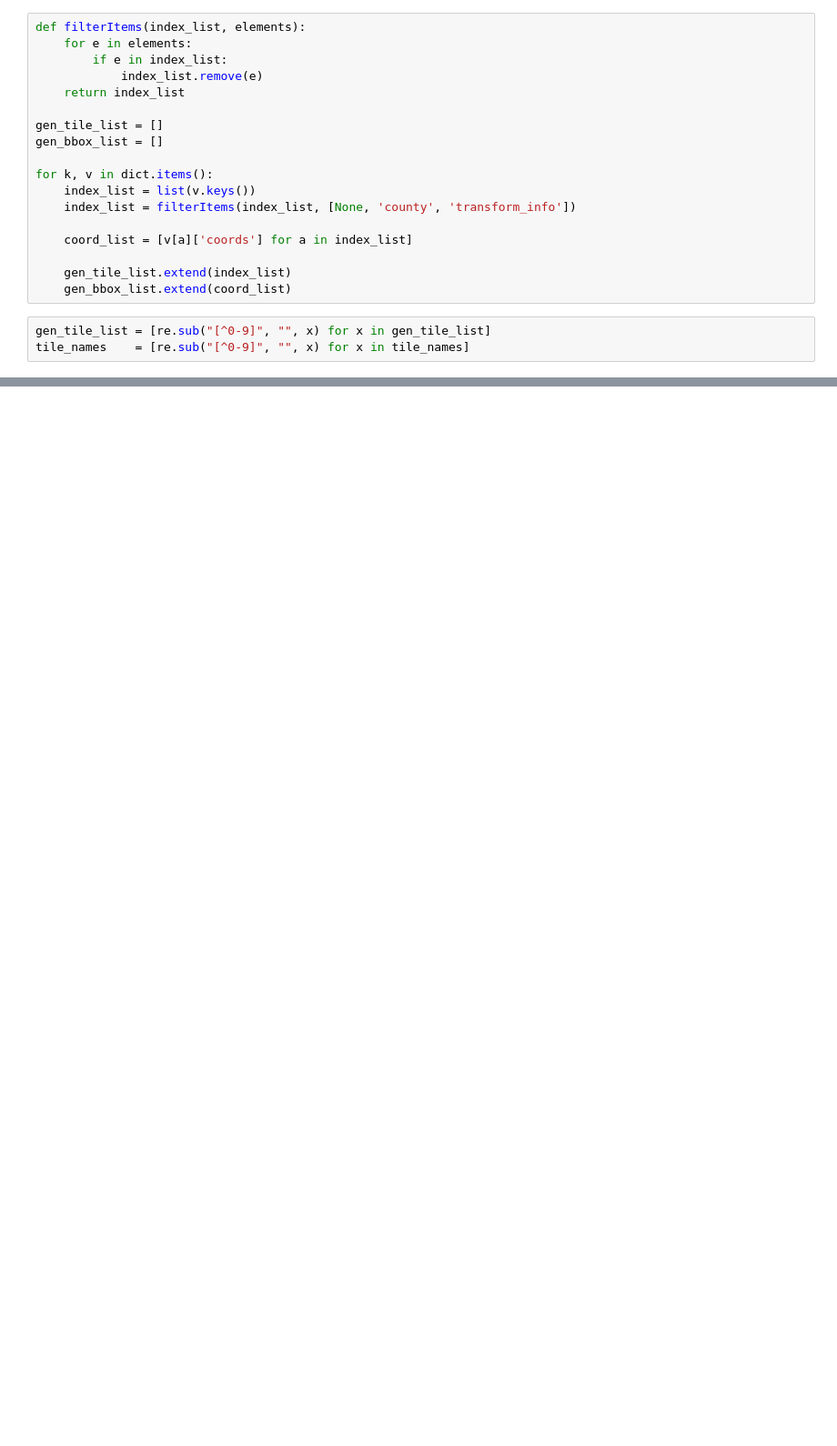
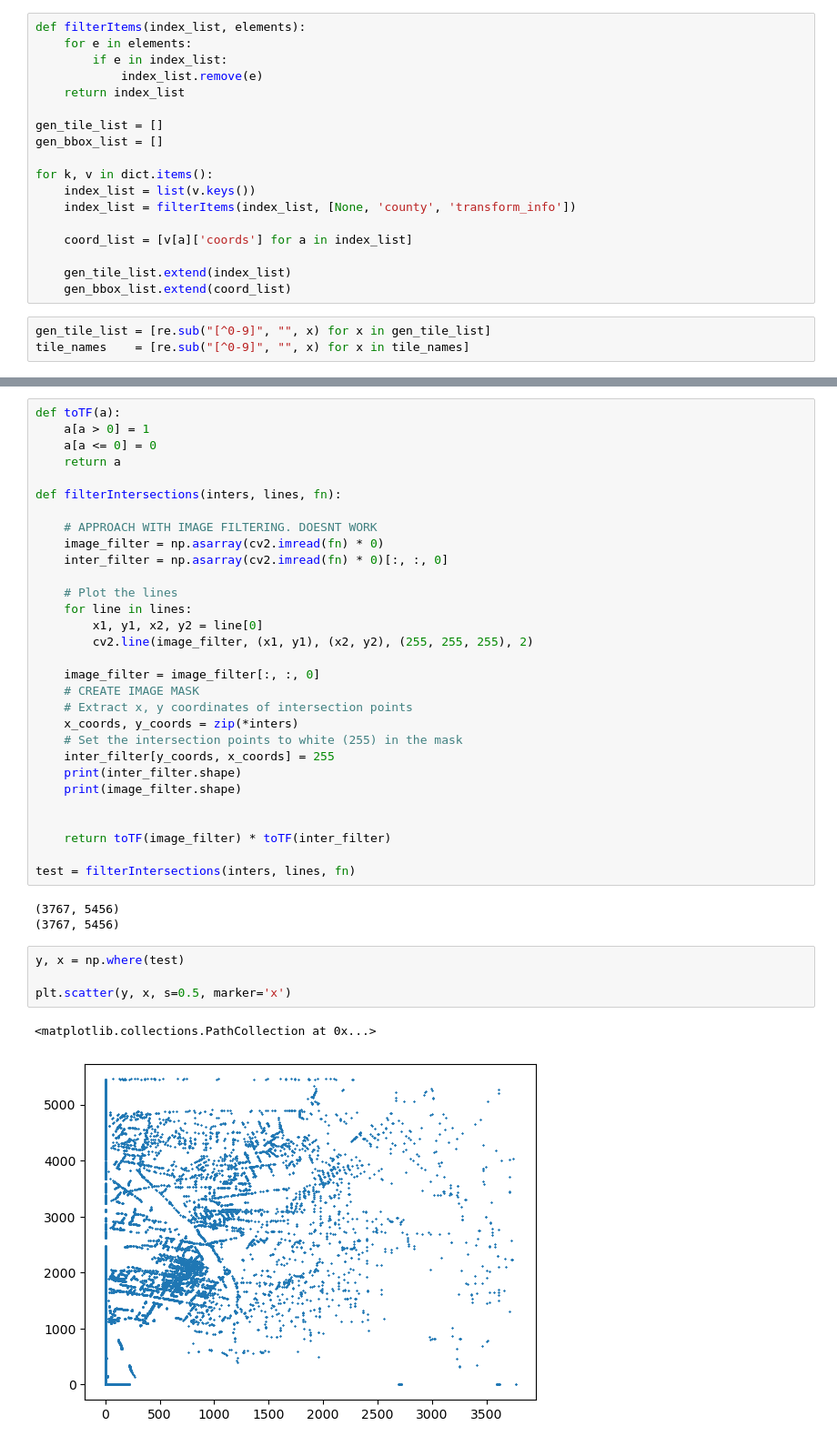
Before and after one commit to f-haces/RECTDNN, a Jupyter notebook: TileGeoreferencing.ipynb, the cells around one changed output, grey strips where cells are left out. Shown at 91% size. Saved outputs shown, nothing was run; the diff lists cells and outputs as text; blank space fills up the shorter version.

```diff
--- a/TileGeoreferencing.ipynb
+++ b/TileGeoreferencing.ipynb
@@ -143,0 +422,40 @@ print(f"{i} / {len(stuff)}")
+# %%
+def toTF(a):
+    a[a > 0] = 1
+    a[a <= 0] = 0
+    return a
+
+def filterIntersections(inters, lines, fn):
+
+    # APPROACH WITH IMAGE FILTERING. DOESNT WORK
+    image_filter = np.asarray(cv2.imread(fn) * 0)
+    inter_filter = np.asarray(cv2.imread(fn) * 0)[:, :, 0]
+
+    # Plot the lines
+    for line in lines:
+        x1, y1, x2, y2 = line[0]
+        cv2.line(image_filter, (x1, y1), (x2, y2), (255, 255, 255), 2)
+
+    image_filter = image_filter[:, :, 0]
+    # CREATE IMAGE MASK
+    # Extract x, y coordinates of intersection points
+    x_coords, y_coords = zip(*inters)
+    # Set the intersection points to white (255) in the mask
+    inter_filter[y_coords, x_coords] = 255
+    print(inter_filter.shape)
+    print(image_filter.shape)
+
+
+    return toTF(image_filter) * toTF(inter_filter)
+
+test = filterIntersections(inters, lines, fn)
+# %% [output]
+(3767, 5456)
+(3767, 5456)
+# %%
+y, x = np.where(test)
+
+plt.scatter(y, x, s=0.5, marker='x')
+# %% [output]
+<matplotlib.collections.PathCollection at 0x...>
+[figure, added]
```
Also changed, not shown: parts of 19 cells of this notebook, 3 other files.
